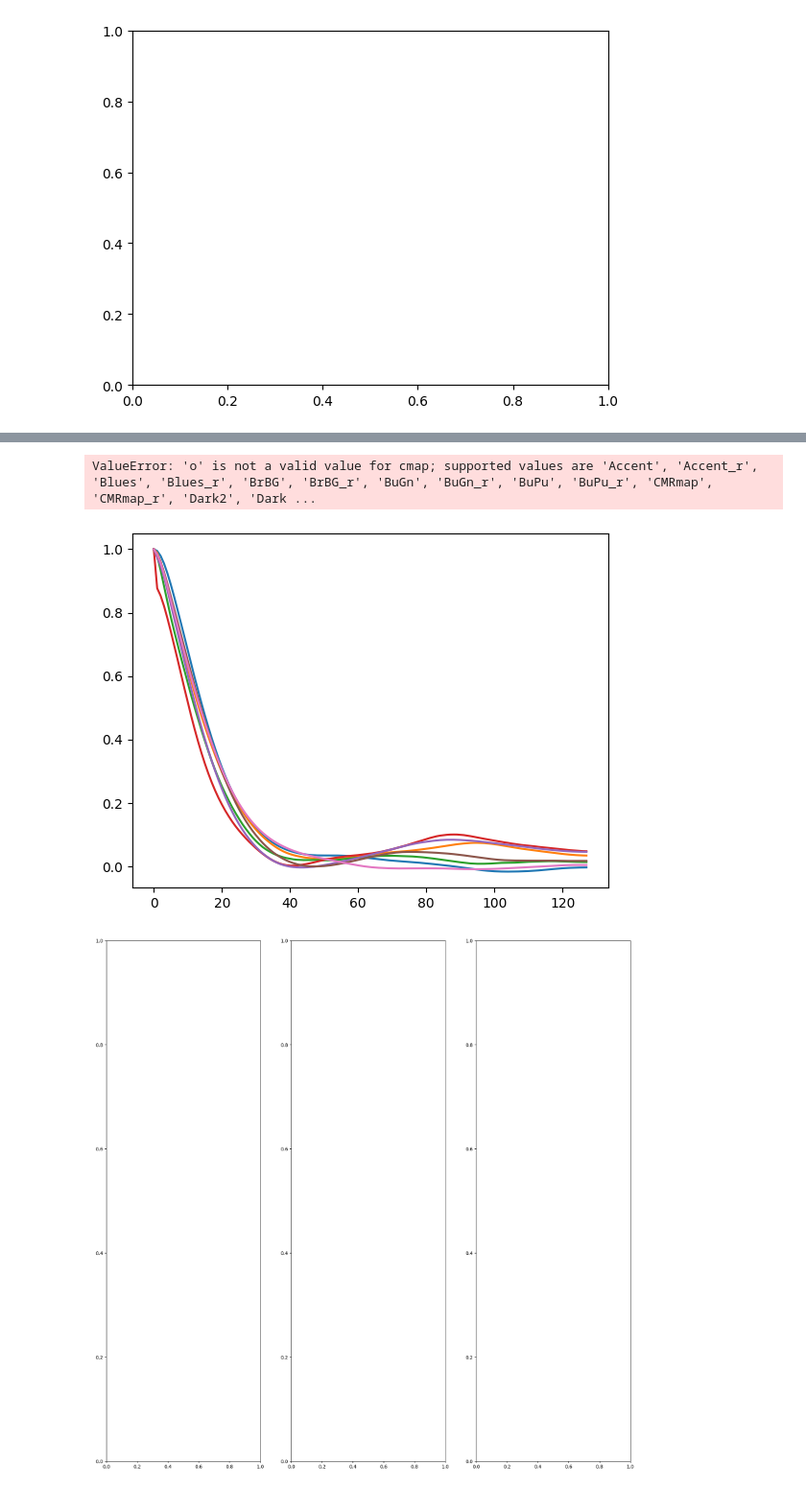
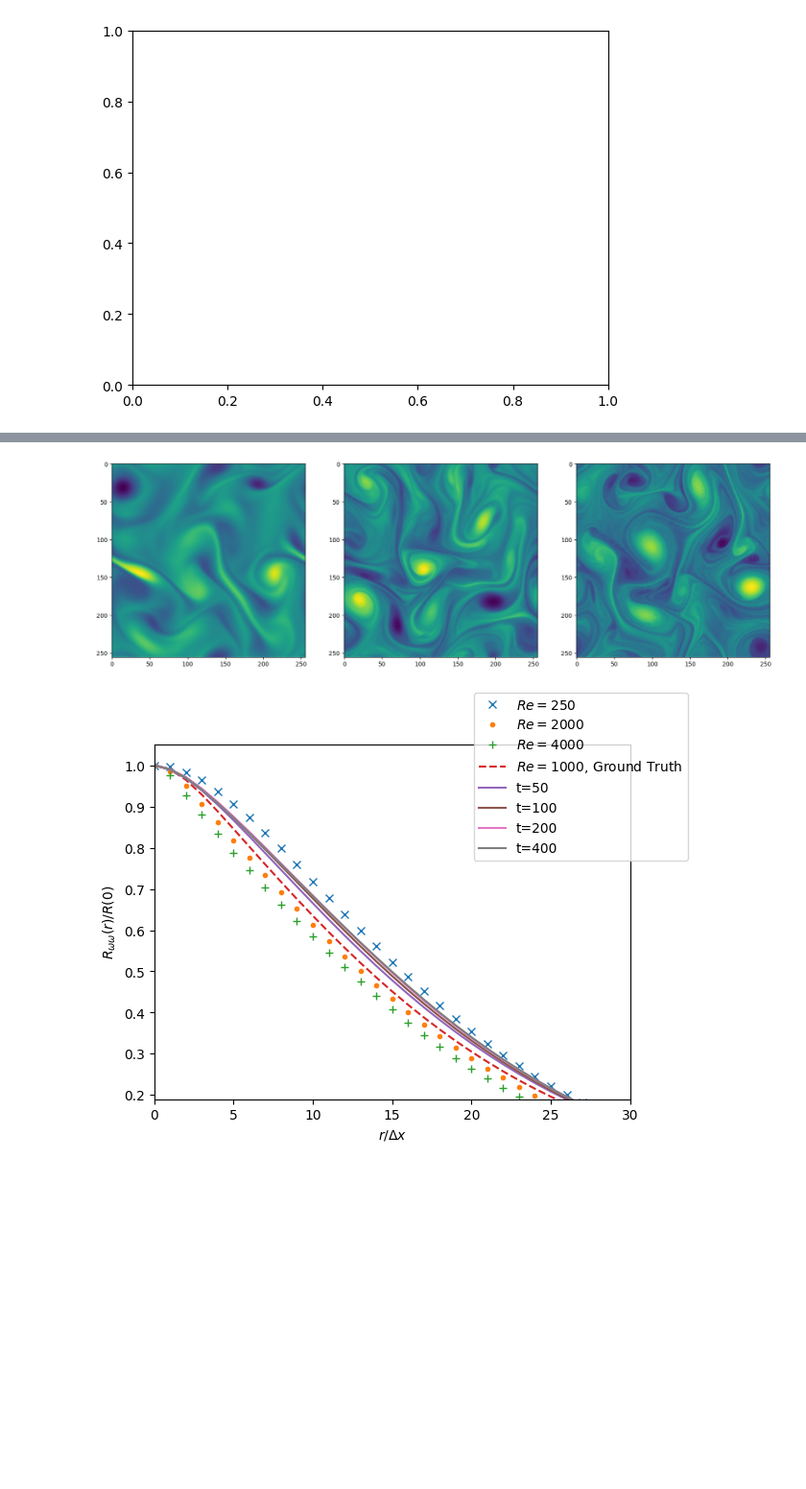
Before and after one commit to baristuran/baris-personal, a Jupyter notebook: data_assimilation.ipynb, the cells around one changed output, grey strips where cells are left out. Shown at 96% size. Drawn from its saved outputs; the diff is of its cells as text; code cells hidden in the pictures; blank space fills up the shorter version.

```diff
--- a/data_assimilation.ipynb
+++ b/data_assimilation.ipynb
@@ -178,12 +176,13 @@ guidance_dataloader = DataLoader(guidance_dataset, batch_size=10, shuffle=False)
 # %%
 def denoise_dataloader(guidance_dataloader, model, K, beta_max = 0.02, steps=[1000], output_freq=10):
     images = []
-    for guidance in guidance_dataloader:
+    for i, guidance in enumerate(guidance_dataloader):
+        print(i)
         guidance = torch.tensor(guidance).to(device)
-        generated_image = denoise(guidance, model, K=K, beta_max=beta_max, steps=steps, output_freq=output_freq).squeeze().detach().cpu().numpy()
+        generated_image = denoise(guidance, model, K=K, beta_max=beta_max, steps=steps, output_freq=output_freq).reshape(-1,256,256).detach().cpu().numpy()
         images.append(generated_image)
     images = np.concatenate(images, axis=0)
     return images
 
-generates_samples = denoise_dataloader(guidance_dataloader, model, K=1, steps=[10])
-plt.imshow(generates_samples[0])
+#generates_samples = denoise_dataloader(guidance_dataloader, model, K=1, steps=[10])
+#plt.imshow(generates_samples[0])
@@ -256,9 +252,9 @@ def parametric(K,S, beta_max):
     ax_gt.imshow(test_snapshots[trajectory, 5])
     return np.array(two_point_corr_list), np.array(energy_spetrum_list), np.array(pdf_list), np.array(bins_list), legend, independent_var
 
-S = [1]
+S = [50, 100, 200, 400]
 K = [1]
-beta_max = [0.002, 0.02]
+beta_max = [0.002]
 
 path = "/home/baris/Documents/DDSim/baris-personal/sparse/"
 
@@ -272,7 +268,7 @@ axis4.set_yscale("log")
 
 #Compute statistical quantities for ground turth
 nyquist, wave_numbers, spectrum_ground_truth = compute_tke_spectrum(test_snapshots[trajectory,5], 1,1)
-_, _, spectrum_sparse = compute_tke_spectrum(sparse_measurement[5].squeeze().detach().cpu().numpy(), 1,1)
+#_, _, spectrum_sparse = compute_tke_spectrum(sparse_measurement[5].squeeze().detach().cpu().numpy(), 1,1)
 nyquist = int(nyquist/(2*np.pi))
 pdf_ground_truth, bins_gt = np.histogram(test_snapshots[trajectory].flatten(), bins=100)
 bins = bins.T
@@ -433,33 +441,46 @@ NameError: name 'generated_image' is not defined
 omega_hat_re_250 = np.load("/home/baris/Documents/DDSim/baris-personal/kolmogorov_solver_results/jax-cfd/kolmogorov_Re_250.npy", allow_pickle=True)
 omega_hat_re_1000 = np.load("/home/baris/Documents/DDSim/baris-personal/kolmogorov_solver_results/jax-cfd/kolmogorov_Re_1000.npy", allow_pickle=True)
 omega_hat_re_2000 = np.load("/home/baris/Documents/DDSim/baris-personal/kolmogorov_solver_results/jax-cfd/kolmogorov_Re_2000.npy", allow_pickle=True)
+omega_hat_re_4000 = np.load("/home/baris/Documents/DDSim/baris-personal/kolmogorov_solver_results/jax-cfd/kolmogorov_Re_4000.npy", allow_pickle=True)
 
 omega_re_250 = np.fft.irfftn(omega_hat_re_250, axes=(1,2))
 omega_re_1000 = np.fft.irfftn(omega_hat_re_1000, axes=(1,2))
 omega_re_2000 = np.fft.irfftn(omega_hat_re_2000, axes=(1,2))
-
+omega_re_4000 = np.fft.irfftn(omega_hat_re_4000, axes=(1,2))
+print(omega_re_2000[100:].shape)
 start_idx = 0
 two_point_correlation_250 = two_point_corr(omega_re_250[start_idx:], axis=1)
-two_point_correlation_1000 = two_point_corr(omega_re_1000[start_idx:], axis=1)
+#two_point_correlation_1000 = two_point_corr(omega_re_1000[start_idx:], axis=1)
+start_idx = 100
 two_point_correlation_2000 = two_point_corr(omega_re_2000[start_idx:], axis=1)
-print(omega_re_250)
+two_point_correlation_4000 = two_point_corr(omega_re_4000[start_idx:], axis=1)
+
+fig, ax = plt.subplots(nrows=1, ncols=3, figsize=(20,20))
+fig2, ax2 = plt.subplots()
 
 #print(omega_re_1000.shape, two_point_correlation.shape)
-plt.plot(two_point_correlation_250)
+ax2.plot(two_point_correlation_250, "x")
 #plt.plot(two_point_correlation_1000)
-plt.plot(two_point_correlation_1000)
-plt.plot(two_point_correlation_2000)
-plt.plot(two_point_corr_array.T)
+#plt.plot(two_point_correlation_1000, "o", markersize=1)
+ax2.plot(two_point_correlation_2000, "o", markersize=3)
+ax2.plot(two_point_correlation_4000, "+")
+ax2.plot(two_point_corr_ground_truth, "--")
+ax2.plot(two_point_corr_array.T)
+ax2.set_xlabel(r"$r/\Delta x$")
+ax2.set_ylabel(r"$R_{\omega\omega}(r)/R(0)$")
 
-fig, ax = plt.subplots(nrows=1, ncols=3, figsize=(20,20))
+print(two_point_corr_array.shape, legend)
+legend_correlation = [r"$Re=250$", r"$Re=2000$", r"$Re=4000$"] + legend
+legend_correlation[3] = r"$Re=1000 \text{, Ground Truth}$"
+
+fig2.legend(legend_correlation)
+ax2.set_xlim([0, 30.0])
+ax2.set_ylim([0.19, 1.05])
+#ax2.plot(0.2*np.ones((30,)))
 
 ax[0].imshow(omega_re_250[-1])
-ax[1].imshow(omega_re_1000[-1])
-ax[2].imshow(omega_re_2000[-1])
+ax[1].imshow(omega_re_2000[-1])
+ax[2].imshow(omega_re_4000[-1])
 
-#k = 1
-#s  = 100
-#beta = 0.002
-#steps = np.ones((k,), dtype=np.int16) * s
-#generated_image = denoise(sparse_measurement, model,steps=steps, K=k, beta_max=beta, output_freq=10).squeeze().detach().cpu().numpy()
+fig2.savefig("plots/Correlation.png", dpi=400)
 # %% [output]
@@ -483,6 +489,5 @@ ax[2].imshow(omega_re_2000[-1])
-ValueError: 'o' is not a valid value for cmap; supported values are 'Accent', 'Accent_r', 'Blues', 'Blues_r', 'BrBG', 'BrBG_r', 'BuGn', 'BuGn_r', 'BuPu', 'BuPu_r', 'CMRmap', 'CMRmap_r', 'Dark2', 'Dark ...
-[figure, old version]
+[figure, new version]
-[figure, old version]
+[figure, new version]
 # %%
 beta_1 = np.linspace(1e-4, 0.02, 100)
 beta_2 =  np.linspace(1e-4, 0.002, 100)
```
Also changed, not shown: parts of 9 cells of this notebook, 1 other file.
